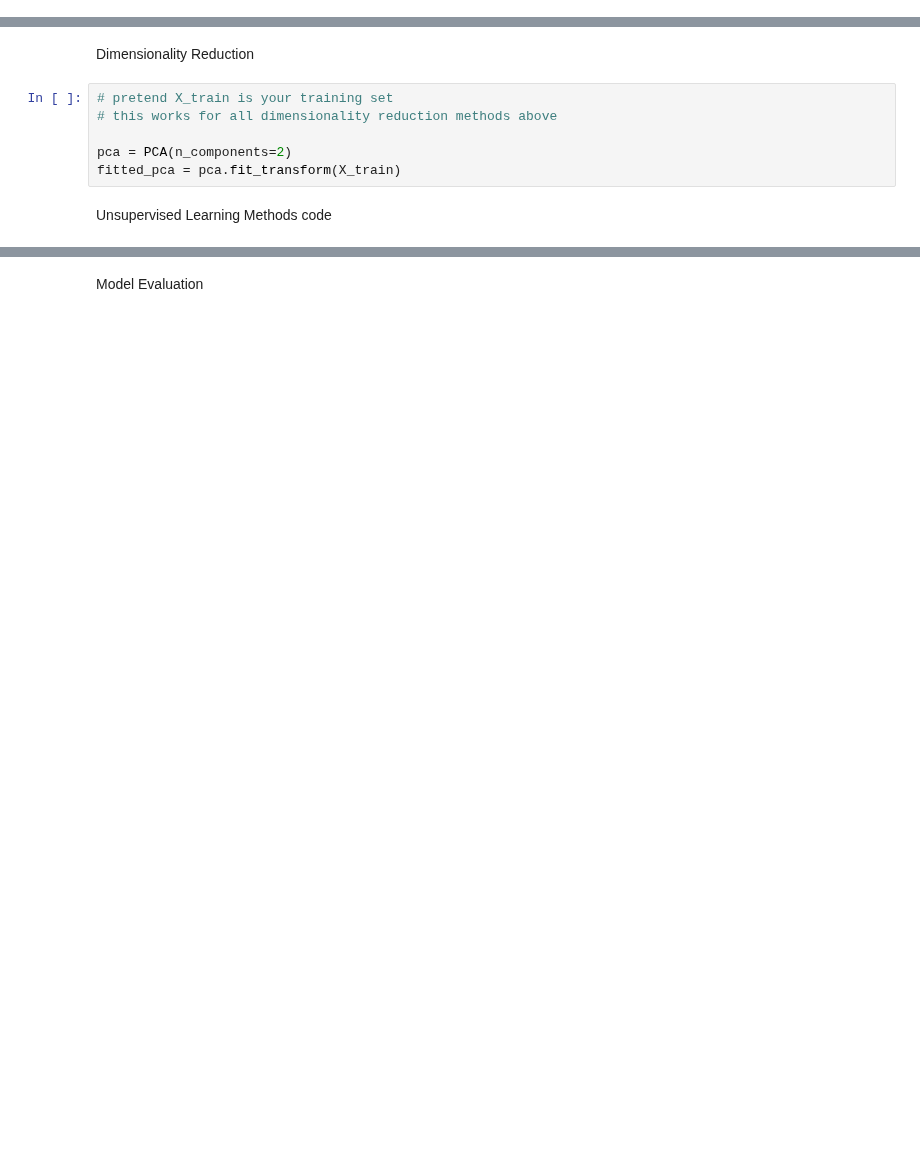
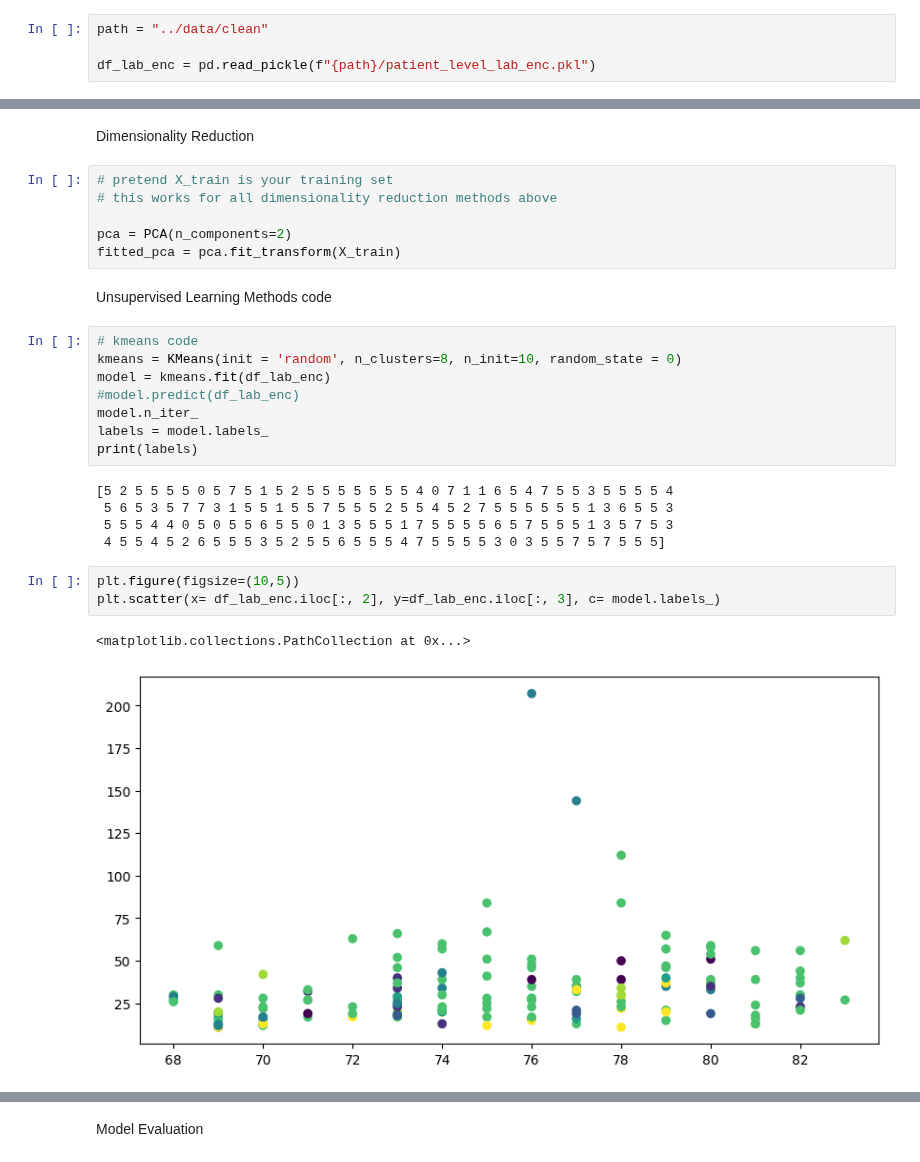
Before and after one commit to martza87/siads_696_mII, a Jupyter notebook: src/04_unsupervised_learning_model.ipynb, the cells around one changed output, grey strips where cells are left out. Drawn from its saved outputs; the diff is of its cells as text; blank space fills up the shorter version.

Commit message:
[Update] worked more on unsupervised features and created a baseline model

```diff
--- a/src/04_unsupervised_learning_model.ipynb
+++ b/src/04_unsupervised_learning_model.ipynb
@@ -34,0 +37,4 @@ X_train, X_test, y_train, y_test = train_test_split(X, y, test_size=0.2, random_
+# %%
+path = "../data/clean"
+
+df_lab_enc = pd.read_pickle(f"{path}/patient_level_lab_enc.pkl")
@@ -42,3 +64,22 @@ pca = PCA(n_components=2)
 fitted_pca = pca.fit_transform(X_train)
 # %% [markdown]
 Unsupervised Learning Methods code
+# %%
+# kmeans code
+kmeans = KMeans(init = 'random', n_clusters=8, n_init=10, random_state = 0)
+model = kmeans.fit(df_lab_enc)
+#model.predict(df_lab_enc)
+model.n_iter_
+labels = model.labels_
+print(labels)
+# %% [output]
+[5 2 5 5 5 5 0 5 7 5 1 5 2 5 5 5 5 5 5 5 4 0 7 1 1 6 5 4 7 5 5 3 5 5 5 5 4
+ 5 6 5 3 5 7 7 3 1 5 5 1 5 5 7 5 5 5 2 5 5 4 5 2 7 5 5 5 5 5 5 1 3 6 5 5 3
+ 5 5 5 4 4 0 5 0 5 5 6 5 5 0 1 3 5 5 5 1 7 5 5 5 5 6 5 7 5 5 5 1 3 5 7 5 3
+ 4 5 5 4 5 2 6 5 5 5 3 5 2 5 5 6 5 5 5 4 7 5 5 5 5 3 0 3 5 5 7 5 7 5 5 5]
+# %%
+plt.figure(figsize=(10,5))
+plt.scatter(x= df_lab_enc.iloc[:, 2], y=df_lab_enc.iloc[:, 3], c= model.labels_)
+# %% [output]
+<matplotlib.collections.PathCollection at 0x...>
+[figure, added]
```
Also changed, not shown: parts of 17 cells of this notebook, 3 other files.
